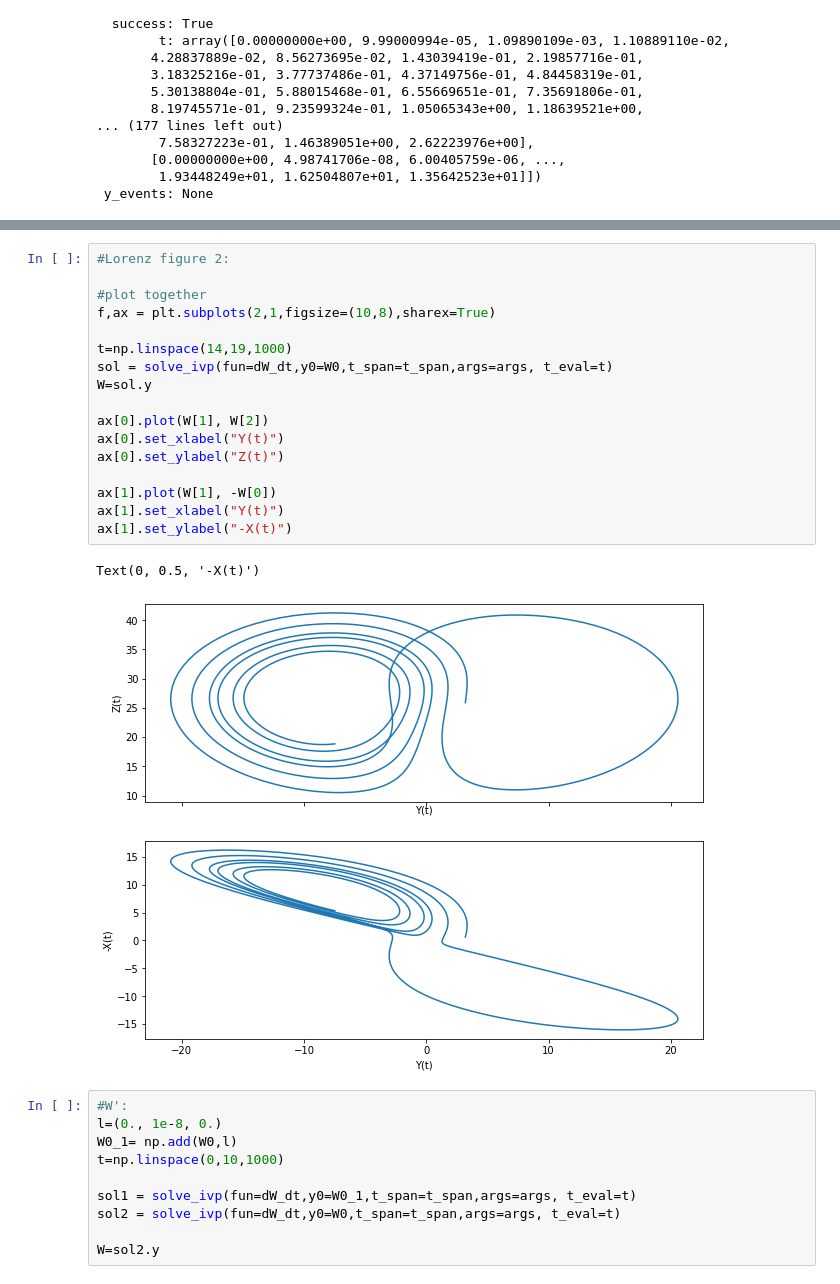
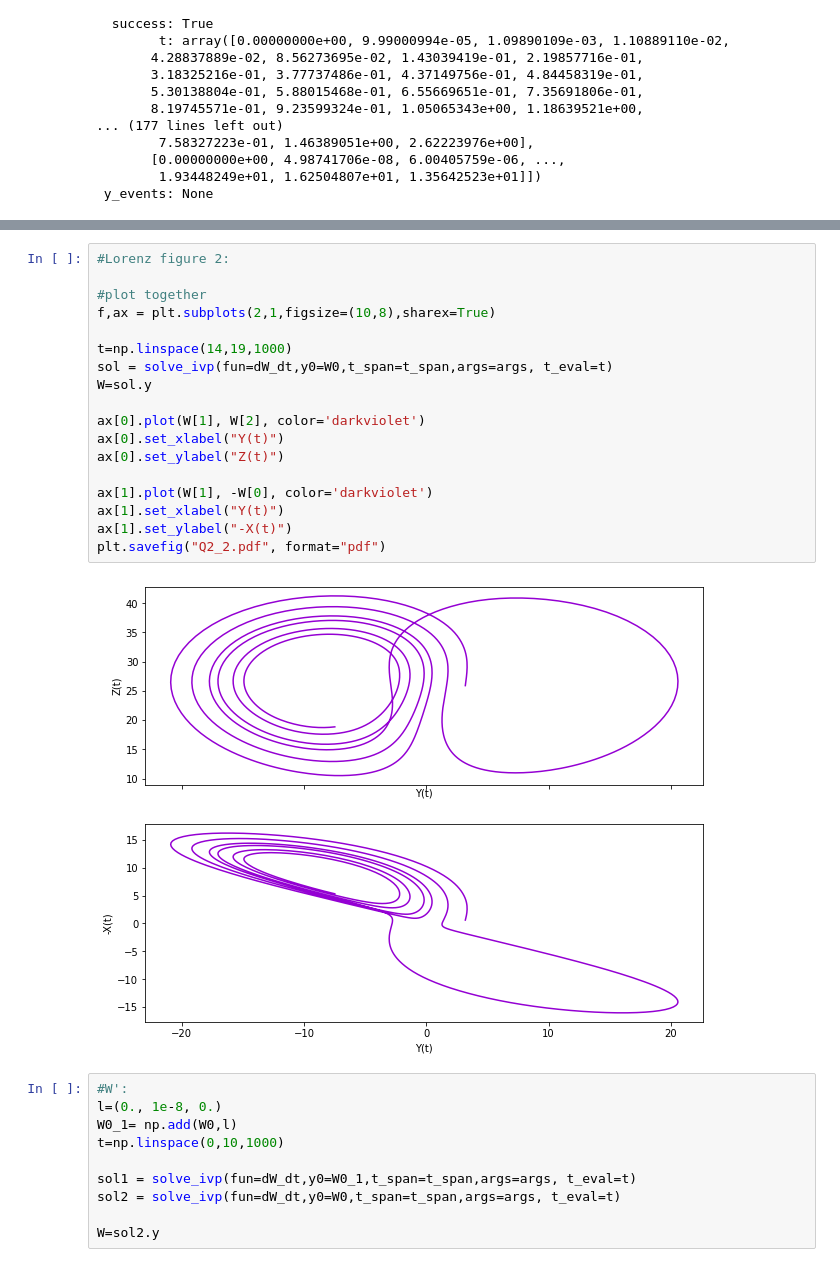
Before and after one commit to maiawertheim/CTA200_2023, a Jupyter notebook: assignment_3/Question_2.ipynb, the cells around one changed output, grey strips where cells are left out. Cells and saved outputs as stored; diff of their text form.

```diff
--- a/assignment_3/Question_2.ipynb
+++ b/assignment_3/Question_2.ipynb
@@ -78,23 +78,23 @@ plt.vlines(3000, -20,30, colors='red')
 # %%
 #Lorenz figure 2:
 
 #plot together
 f,ax = plt.subplots(2,1,figsize=(10,8),sharex=True)
 
 t=np.linspace(14,19,1000)
 sol = solve_ivp(fun=dW_dt,y0=W0,t_span=t_span,args=args, t_eval=t)
 W=sol.y
 
-ax[0].plot(W[1], W[2])
+ax[0].plot(W[1], W[2], color='darkviolet')
 ax[0].set_xlabel("Y(t)")
 ax[0].set_ylabel("Z(t)")
 
-ax[1].plot(W[1], -W[0])
+ax[1].plot(W[1], -W[0], color='darkviolet')
 ax[1].set_xlabel("Y(t)")
 ax[1].set_ylabel("-X(t)")
+plt.savefig("Q2_2.pdf", format="pdf")
 # %% [output]
-Text(0, 0.5, '-X(t)')
-[figure, old version]
+[figure, new version]
 # %%
 #W':
 l=(0., 1e-8, 0.)
```
Also changed, not shown: parts of 2 cells of this notebook, 1 other file.
